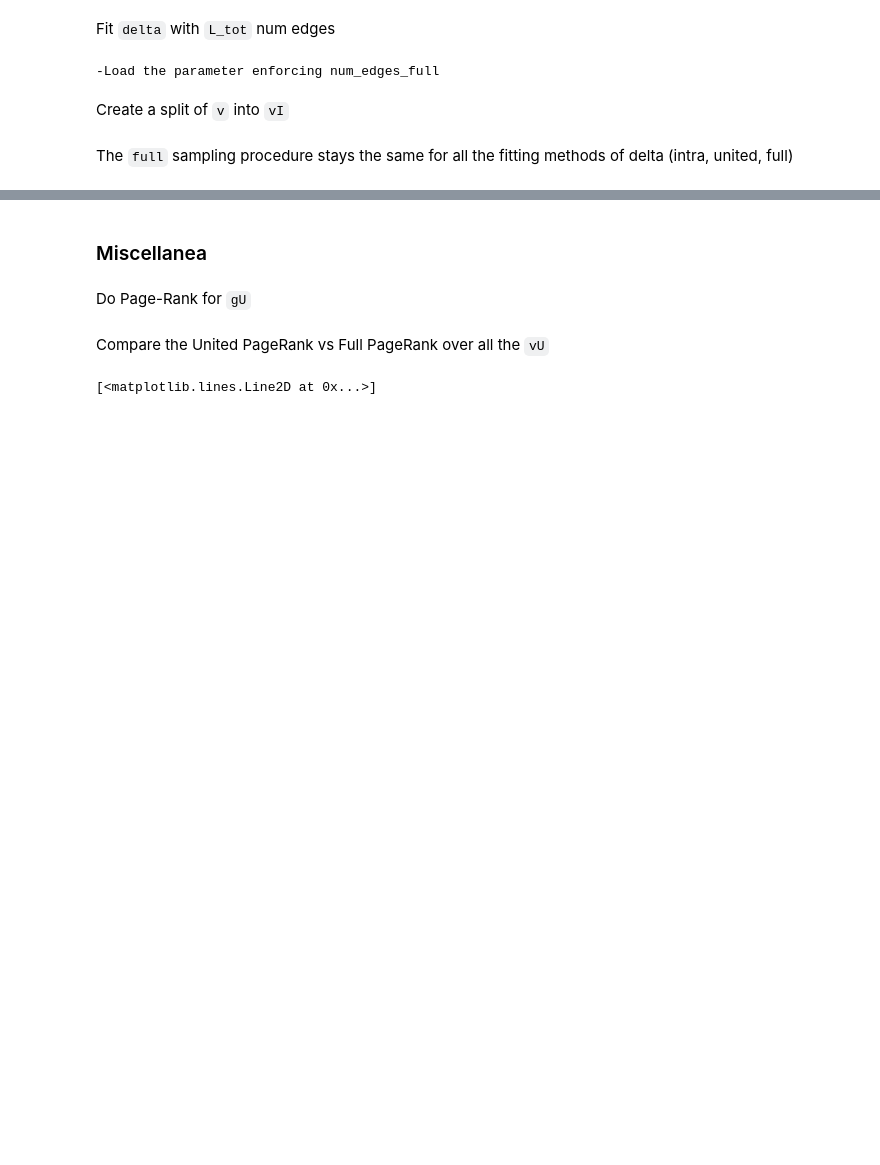
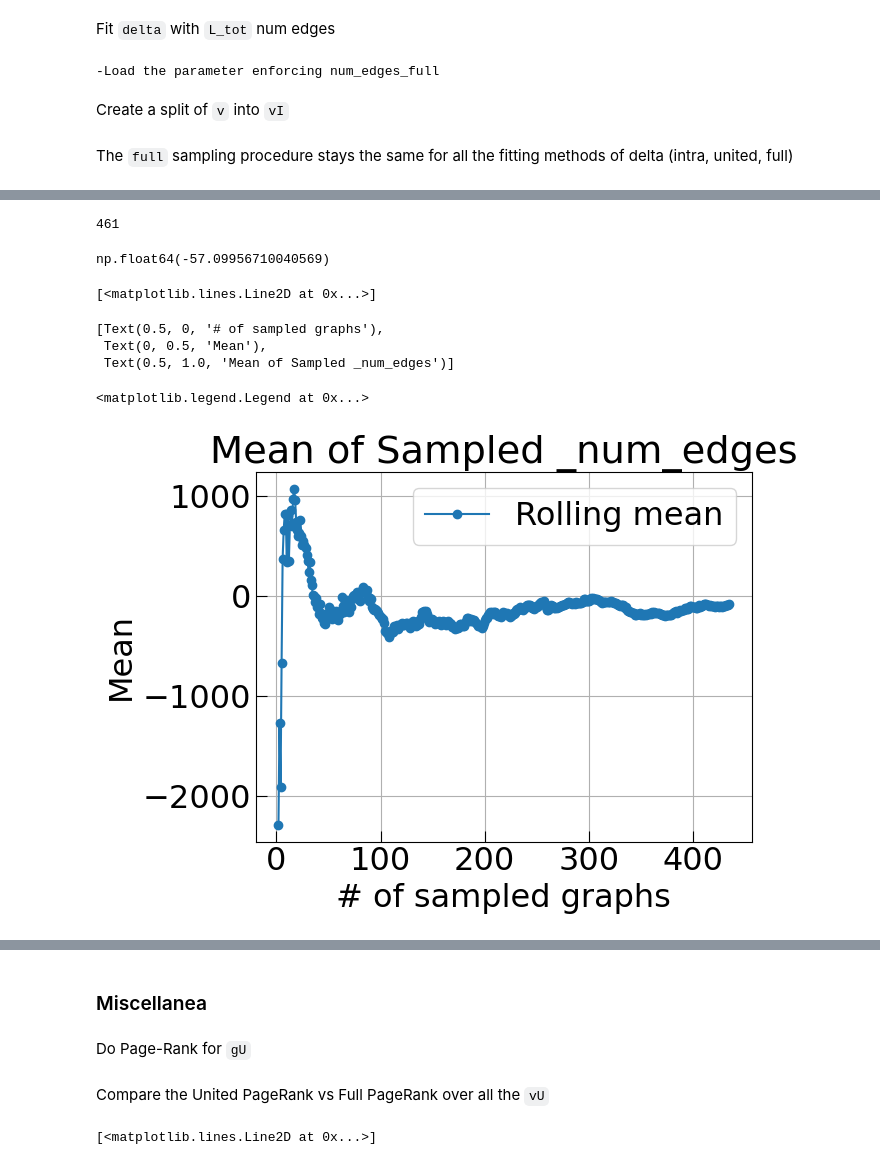
Before and after one commit to LeonardoIalongo/graph-ensembles, a Jupyter notebook: examples/enlarge_network.ipynb, the cells around one changed output, grey strips where cells are left out. Saved outputs shown, nothing was run; the diff lists cells and outputs as text; code cells hidden in the pictures; blank space fills up the shorter version.

```diff
--- a/examples/enlarge_network.ipynb
+++ b/examples/enlarge_network.ipynb
@@ -256,0 +247,60 @@ KeyboardInterrupt:
+# %%
+max_idx
+# %% [output]
+461
+# %%
+import numpy as np
+
+vars_dir_ensembles = model.vars_dir.replace("vars", "vars/ensembles") + f"/intra_size0"
+max_idx = utils.max_sampled_graph_idx(vars_dir_ensembles)
+num_samples = max_idx + 1
+net_meas = "_num_edges"
+ensemble_net_meas = np.empty(shape = num_samples)
+
+# store in array all the values
+for i in range(num_samples):
+    graph_net_meas = utils.load_dict(vars_dir_ensembles + f"/graph{i}/graph{i}.pkl")[net_meas]
+    ensemble_net_meas[i] = graph_net_meas
+
+    # num_graphs = i + 1
+    # if num_graphs >= 2:
+    #     idx_sampled_graphs[num_graphs] = all_combinations(num_samples, num_graphs)
+
+ens_mean = np.mean(ensemble_net_meas)
+ensemble_net_meas -= model.num_edges
+
+# ensemble_net_meas is your array of values, shape (num_samples,)
+prog_mean = np.empty(num_samples)
+
+for k in range(num_samples):
+    vals = ensemble_net_meas[:k+1]
+    prog_mean[k] = np.mean(vals)
+# %%
+ens_mean - model.num_edges
+# %% [output]
+np.float64(-57.09956710040569)
+# %%
+fig, ax = plt.subplots()
+x = np.arange(2, len(prog_mean) + 2)
+ax.plot(
+    x,
+    prog_mean,
+    '-o',
+    label='Rolling mean'
+)
+ax.set(
+    xlabel="# of sampled graphs",
+    ylabel="Mean",
+    title=f"Mean of Sampled {net_meas}",
+    # yscale = "log"
+)
+ax.grid(True)
+ax.legend()
+plt.show()
+# %% [output]
+[<matplotlib.lines.Line2D at 0x...>]
+[Text(0.5, 0, '# of sampled graphs'),
+ Text(0, 0.5, 'Mean'),
+ Text(0.5, 1.0, 'Mean of Sampled _num_edges')]
+<matplotlib.legend.Legend at 0x...>
+[figure, added]
```
Also changed, not shown: parts of 3 cells of this notebook, 2 other files.
